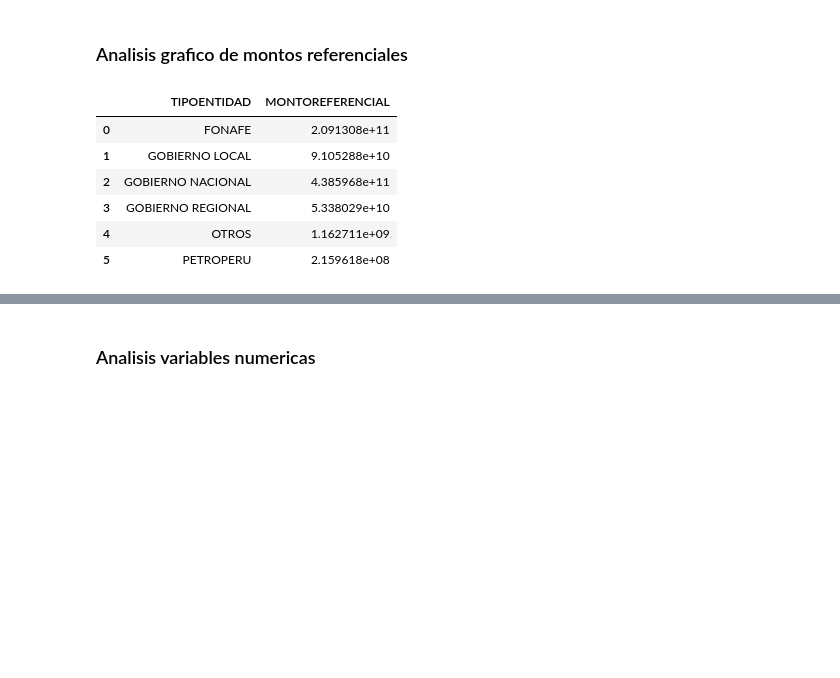
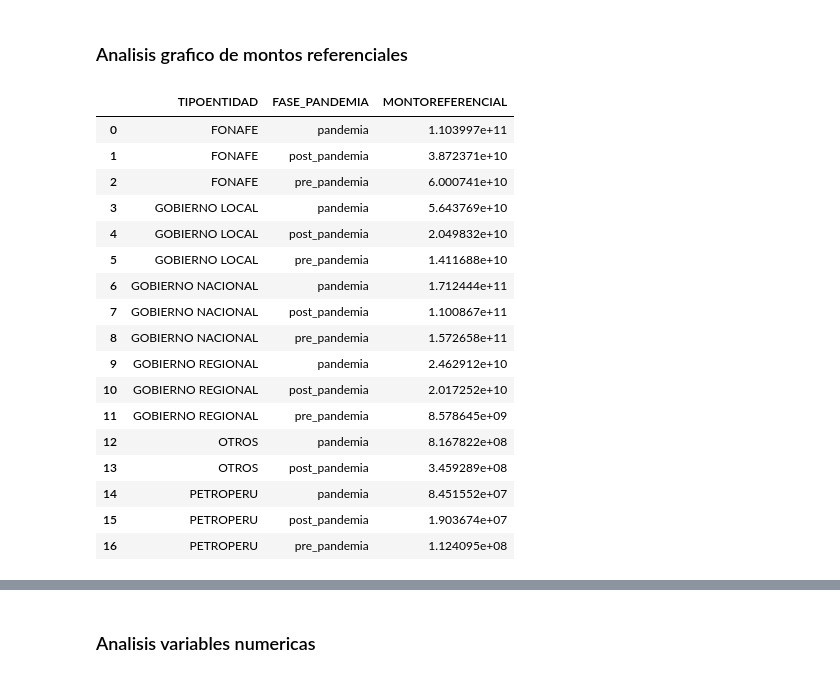
Before and after one commit to Llore102/corruption_analysis, a Jupyter notebook: analisis_datos_v1.ipynb, the cells around one changed output, grey strips where cells are left out. Cells and saved outputs as stored; diff of their text form; code cells hidden in the pictures; blank space fills up the shorter version.

```diff
--- a/analisis_datos_v1.ipynb
+++ b/analisis_datos_v1.ipynb
@@ -625,13 +625,24 @@ plt.show()
 # %% [markdown]
 ### Analisis grafico de montos referenciales
 # %%
-convocatorias_monto_referencial_tipo_entidad = convocatorias.groupby('TIPOENTIDAD').agg({'MONTOREFERENCIAL':'sum'}).reset_index()
+convocatorias_monto_referencial_tipo_entidad = convocatorias.groupby(['TIPOENTIDAD', 'FASE_PANDEMIA']).agg({'MONTOREFERENCIAL':'sum'}).reset_index()
 convocatorias_monto_referencial_tipo_entidad
 # %% [output]
-|  | TIPOENTIDAD | MONTOREFERENCIAL |
-| 0 | FONAFE | 2.091308e+11 |
-| 1 | GOBIERNO LOCAL | 9.105288e+10 |
-| 2 | GOBIERNO NACIONAL | 4.385968e+11 |
-| 3 | GOBIERNO REGIONAL | 5.338029e+10 |
-| 4 | OTROS | 1.162711e+09 |
-| 5 | PETROPERU | 2.159618e+08 |
+|  | TIPOENTIDAD | FASE_PANDEMIA | MONTOREFERENCIAL |
+| 0 | FONAFE | pandemia | 1.103997e+11 |
+| 1 | FONAFE | post_pandemia | 3.872371e+10 |
+| 2 | FONAFE | pre_pandemia | 6.000741e+10 |
+| 3 | GOBIERNO LOCAL | pandemia | 5.643769e+10 |
+| 4 | GOBIERNO LOCAL | post_pandemia | 2.049832e+10 |
+| 5 | GOBIERNO LOCAL | pre_pandemia | 1.411688e+10 |
+| 6 | GOBIERNO NACIONAL | pandemia | 1.712444e+11 |
+| 7 | GOBIERNO NACIONAL | post_pandemia | 1.100867e+11 |
+| 8 | GOBIERNO NACIONAL | pre_pandemia | 1.572658e+11 |
+| 9 | GOBIERNO REGIONAL | pandemia | 2.462912e+10 |
+| 10 | GOBIERNO REGIONAL | post_pandemia | 2.017252e+10 |
+| 11 | GOBIERNO REGIONAL | pre_pandemia | 8.578645e+09 |
+| 12 | OTROS | pandemia | 8.167822e+08 |
+| 13 | OTROS | post_pandemia | 3.459289e+08 |
+| 14 | PETROPERU | pandemia | 8.451552e+07 |
+| 15 | PETROPERU | post_pandemia | 1.903674e+07 |
+| 16 | PETROPERU | pre_pandemia | 1.124095e+08 |
```
Also changed, not shown: parts of 31 cells of this notebook.
